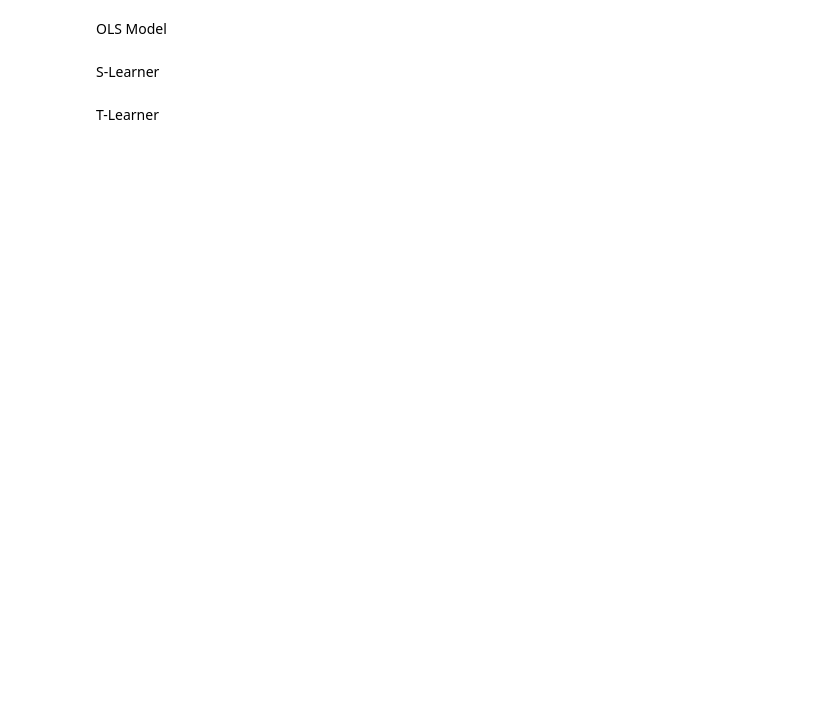
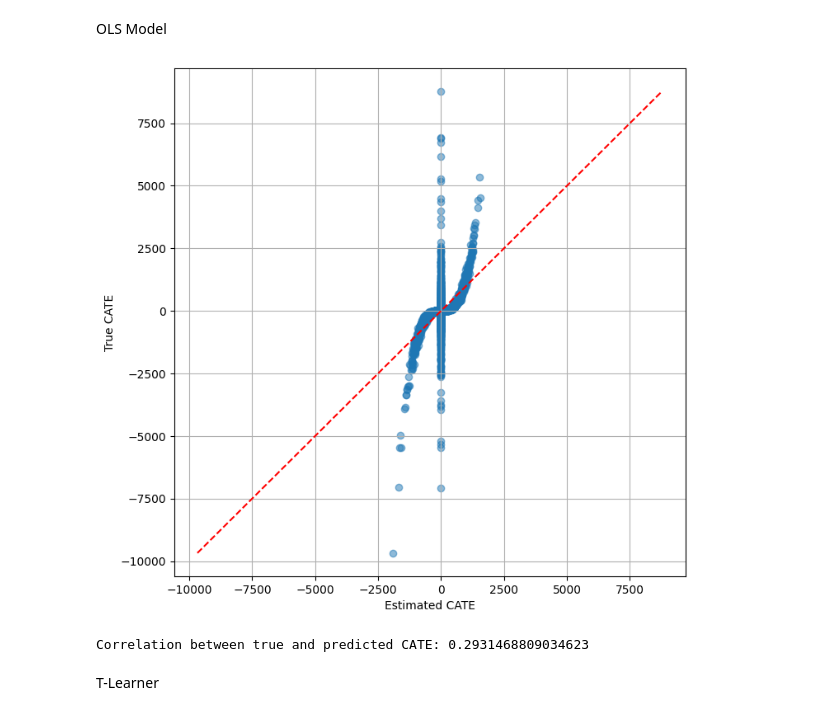
Before and after one commit to Jackbonkins/Heter_effects, a Jupyter notebook: Analysis.ipynb, the cells around one changed output. Drawn from its saved outputs; the diff is of its cells as text; code cells hidden in the pictures; blank space fills up the shorter version.

```diff
--- a/Analysis.ipynb
+++ b/Analysis.ipynb
@@ -84,11 +87,10 @@ Create Simulations
 #Create simulations
 
 sim_dict = {}
-i = 1
 
 for p in [10, 20, 30, 50]:
-    for n in [5000, 7000, 10000]:
-        sim: SimulationStudy = SimulationStudy(p=p, mean_correlation=0.8, cor_variance=0.01, n=n, geom=True)
+    for n in [500, 1000, 5000, 10000]:
+        sim: SimulationStudy = SimulationStudy(p=p, mean_correlation=0.8, cor_variance=0.01, n=n, poly_degree=3)
         simulation = sim.create_dataset()
 
 
@@ -96,7 +98,6 @@ for p in [10, 20, 30, 50]:
         value = simulation
 
         sim_dict[key]= value
-        i += 1
 # %%
 #Split df into train and test data
 
@@ -122,10 +125,10 @@ OLS Model
 # %%
 #Estimate a fully feature-treatment interacted model
 
-x_train_ols, x_test_ols = get_ols_features(splits_dict['Simulation_10_10000']['X_train'], splits_dict['Simulation_10_10000']['T_train'],
-                                            splits_dict['Simulation_10_10000']['X_test'], splits_dict['Simulation_10_10000']['T_test'])
+x_train_ols, x_test_ols = get_ols_features(splits_dict['Simulation_30_10000']['X_train'], splits_dict['Simulation_30_10000']['T_train'],
+                                            splits_dict['Simulation_30_10000']['X_test'], splits_dict['Simulation_30_10000']['T_test'])
 # %%
-def ols_estimator(x_train_ols, y_train, x_test_ols, true_cate_test):
+def ols_estimator(x_train_ols: pd.DataFrame, y_train: pd.DataFrame, x_test_ols: pd.DataFrame, true_cate_test: pd.DataFrame) -> tuple[pd.DataFrame, int]:
 
     #Create OLS object
     ols = LinearRegression()
@@ -140,14 +143,16 @@ def ols_estimator(x_train_ols, y_train, x_test_ols, true_cate_test):
     coeff = coeff[[col for col in coeff.columns if col.startswith('X') and col.endswith('T')]].T
 
     estimated_cate = x_test_ols.dot(coeff)
+    #estimated_cate = estimated_cate[estimated_cate[]]
 
     #Calculate MSE
     OLS_MSE = mean_squared_error(true_cate_test, estimated_cate)
 
     return estimated_cate, OLS_MSE
 # %%
-estimated_cate_ols, ols_mse = ols_estimator(x_train_ols, splits_dict['Simulation_10_10000']['Y_train'], x_test_ols, splits_dict['Simulation_10_10000']['true_cate_test'])
+estimated_cate_ols, ols_MSE = ols_estimator(x_train_ols, splits_dict['Simulation_30_10000']['Y_train'], x_test_ols, splits_dict['Simulation_30_10000']['true_cate_test'])
 # %%
-plot_predict_cate_corr(estimated_cate_ols, splits_dict['Simulation_10_10000']['true_cate_test'])
+plot_predict_cate_corr(estimated_cate_ols, splits_dict['Simulation_30_10000']['true_cate_test'])
+# %% [output]
+[figure, added]
+Correlation between true and predicted CATE: 0.2931468809034623
-# %% [markdown]
-S-Learner
```
Also changed, not shown: parts of 13 cells of this notebook.
